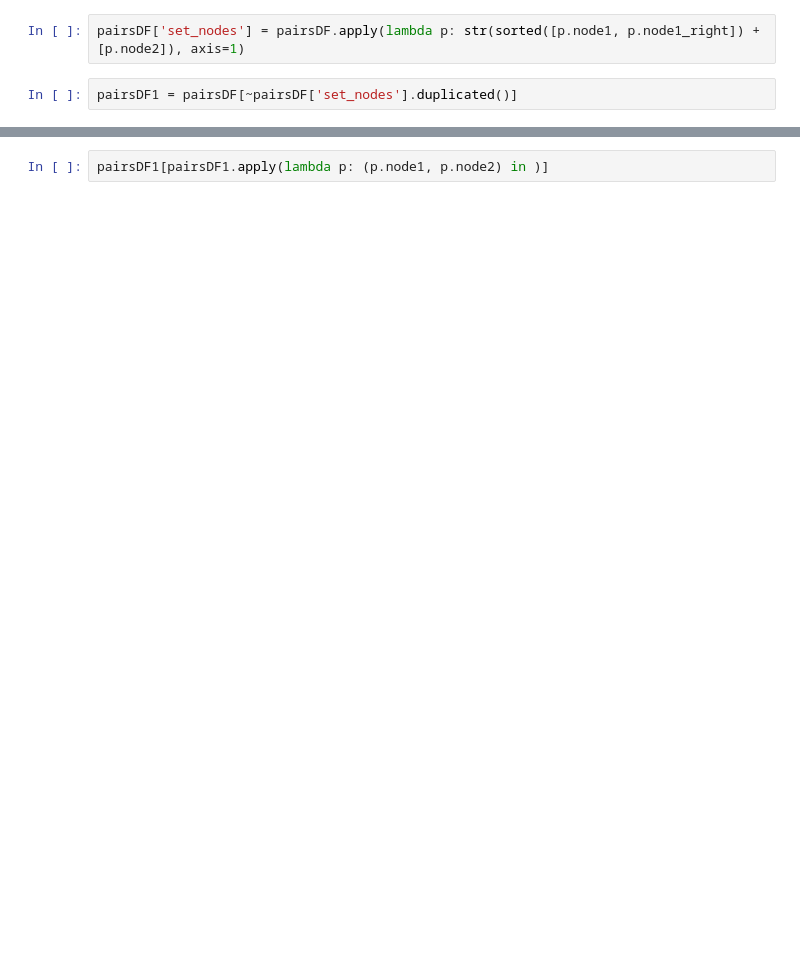
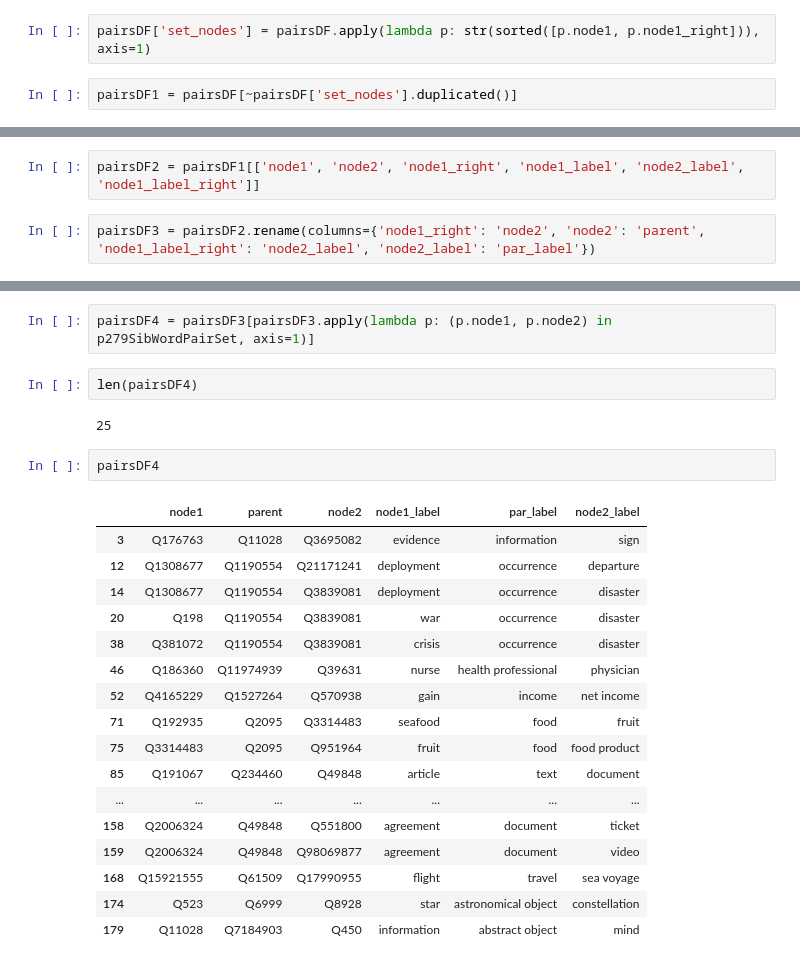
Before and after one commit to usc-isi-i2/wd-similarity, a Jupyter notebook: P279 50 Samples Sim Annotated File Analysis.ipynb, the cells around one changed output, grey strips where cells are left out. Saved outputs shown, nothing was run; the diff lists cells and outputs as text; blank space fills up the shorter version.

```diff
--- a/P279 50 Samples Sim Annotated File Analysis.ipynb
+++ b/P279 50 Samples Sim Annotated File Analysis.ipynb
@@ -93,7 +93,7 @@ pairRightDF = temp3.copy()
 # %%
 pairsDF = pairLeftDF.set_index('node2').join(pairRightDF.set_index('node2'),rsuffix='_right').reset_index()
 # %%
-pairsDF['set_nodes'] = pairsDF.apply(lambda p: str(sorted([p.node1, p.node1_right]) + [p.node2]), axis=1)
+pairsDF['set_nodes'] = pairsDF.apply(lambda p: str(sorted([p.node1, p.node1_right])), axis=1)
 # %%
 pairsDF1 = pairsDF[~pairsDF['set_nodes'].duplicated()]
 # %%
@@ -109,3 +109,7 @@ pairsDF1.head()
 | 2 | Q11028 | Q176763-P279-Q11028-28192af9-0 | Q176763 | evidence | P279 | information | Q176763-P279-Q11028-28192af9-0 | Q176763 | ... |
 | 3 | Q11028 | Q176763-P279-Q11028-28192af9-0 | Q176763 | evidence | P279 | information | Q3695082-P279-Q11028-fb23389c-0 | Q3695082 | ... |
 | 5 | Q11028 | Q3695082-P279-Q11028-fb23389c-0 | Q3695082 | sign | P279 | information | Q3695082-P279-Q11028-fb23389c-0 | Q3695082 | ... |
+# %%
+pairsDF2 = pairsDF1[['node1', 'node2', 'node1_right', 'node1_label', 'node2_label', 'node1_label_right']]
+# %%
+pairsDF3 = pairsDF2.rename(columns={'node1_right': 'node2', 'node2': 'parent', 'node1_label_right': 'node2_label', 'node2_label': 'par_label'})
@@ -112,2 +141,26 @@ pairsDF1.head()
 # %%
-pairsDF1[pairsDF1.apply(lambda p: (p.node1, p.node2) in )]
+pairsDF4 = pairsDF3[pairsDF3.apply(lambda p: (p.node1, p.node2) in p279SibWordPairSet, axis=1)]
+# %%
+len(pairsDF4)
+# %% [output]
+25
+# %%
+pairsDF4
+# %% [output]
+|  | node1 | parent | node2 | node1_label | par_label | node2_label |
+| 3 | Q176763 | Q11028 | Q3695082 | evidence | information | sign |
+| 12 | Q1308677 | Q1190554 | Q21171241 | deployment | occurrence | departure |
+| 14 | Q1308677 | Q1190554 | Q3839081 | deployment | occurrence | disaster |
+| 20 | Q198 | Q1190554 | Q3839081 | war | occurrence | disaster |
+| 38 | Q381072 | Q1190554 | Q3839081 | crisis | occurrence | disaster |
+| 46 | Q186360 | Q11974939 | Q39631 | nurse | health professional | physician |
+| 52 | Q4165229 | Q1527264 | Q570938 | gain | income | net income |
+| 71 | Q192935 | Q2095 | Q3314483 | seafood | food | fruit |
+| 75 | Q3314483 | Q2095 | Q951964 | fruit | food | food product |
+| 85 | Q191067 | Q234460 | Q49848 | article | text | document |
+| ... | ... | ... | ... | ... | ... | ... |
+| 158 | Q2006324 | Q49848 | Q551800 | agreement | document | ticket |
+| 159 | Q2006324 | Q49848 | Q98069877 | agreement | document | video |
+| 168 | Q15921555 | Q61509 | Q17990955 | flight | travel | sea voyage |
+| 174 | Q523 | Q6999 | Q8928 | star | astronomical object | constellation |
+| 179 | Q11028 | Q7184903 | Q450 | information | abstract object | mind |
```
Also changed, not shown: parts of 43 cells of this notebook, 5 other files.
